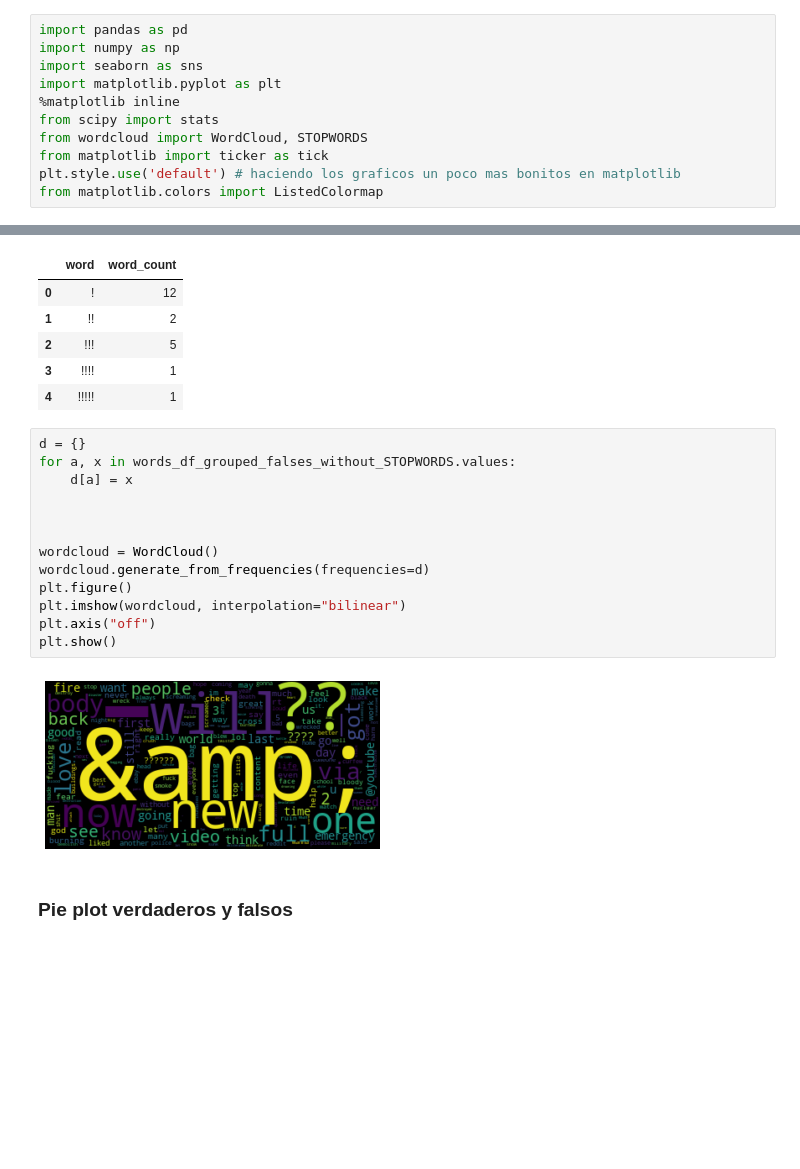
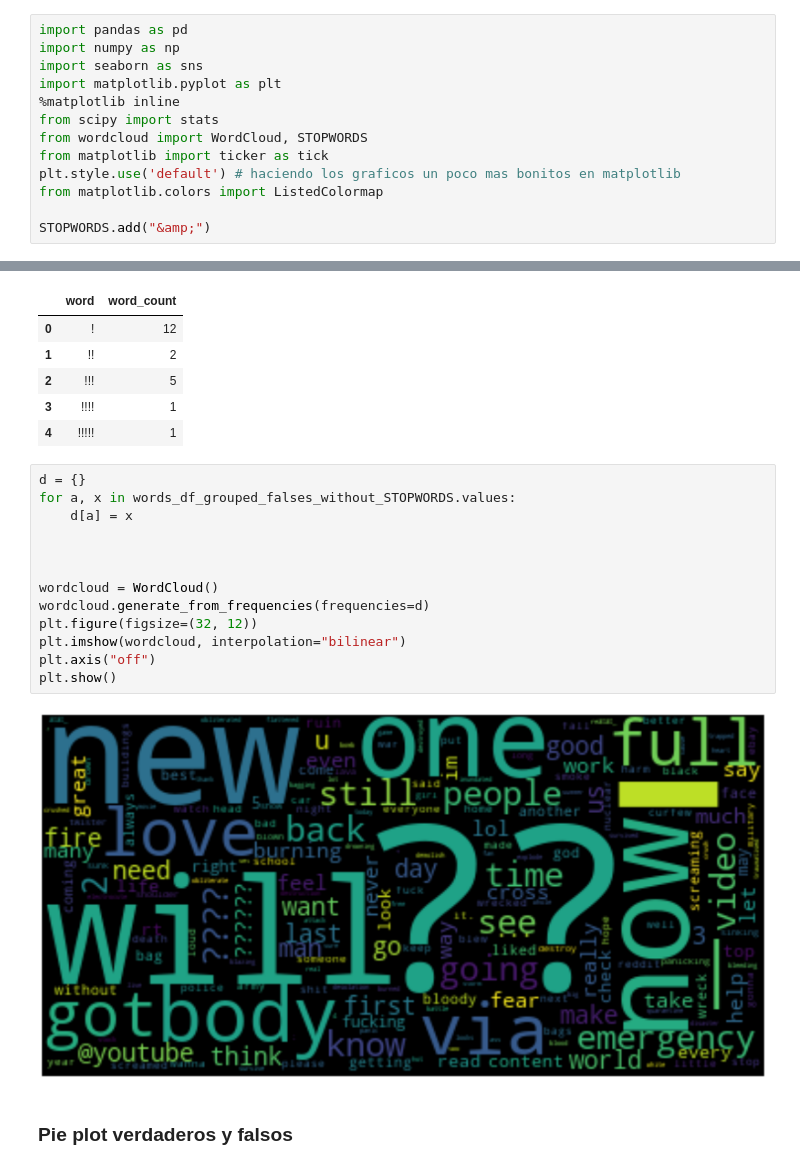
Before and after one commit to csulak/python-jupyter, a Jupyter notebook: ejercicio-twitter/ejercicio-twitter.ipynb, the cells around one changed output, grey strips where cells are left out. Saved outputs shown, nothing was run; the diff lists cells and outputs as text; blank space fills up the shorter version.

Commit message:
Se agrega la palabra "&amp;" a las stopwords

```diff
--- a/ejercicio-twitter/ejercicio-twitter.ipynb
+++ b/ejercicio-twitter/ejercicio-twitter.ipynb
@@ -9,6 +9,8 @@ from wordcloud import WordCloud, STOPWORDS
 from matplotlib import ticker as tick
 plt.style.use('default') # haciendo los graficos un poco mas bonitos en matplotlib
 from matplotlib.colors import ListedColormap
+
+STOPWORDS.add("&amp;")
 # %%
 sample_df = pd.read_csv('sample_submission.csv', encoding='latin-1')
 test_df = pd.read_csv('test.csv', encoding='latin-1')
@@ -353,18 +356,18 @@ words_df_grouped_falses_without_STOPWORDS.head()
 # %%
 d = {}
 for a, x in words_df_grouped_falses_without_STOPWORDS.values:
     d[a] = x
 
 
 
 wordcloud = WordCloud()
 wordcloud.generate_from_frequencies(frequencies=d)
-plt.figure()
+plt.figure(figsize=(32, 12))
 plt.imshow(wordcloud, interpolation="bilinear")
 plt.axis("off")
 plt.show()
 # %% [output]
-[figure, old version]
+[figure, new version]
 # %% [markdown]
 ### Pie plot verdaderos y falsos
 # %%
```
Also changed, not shown: parts of 2 cells of this notebook.
